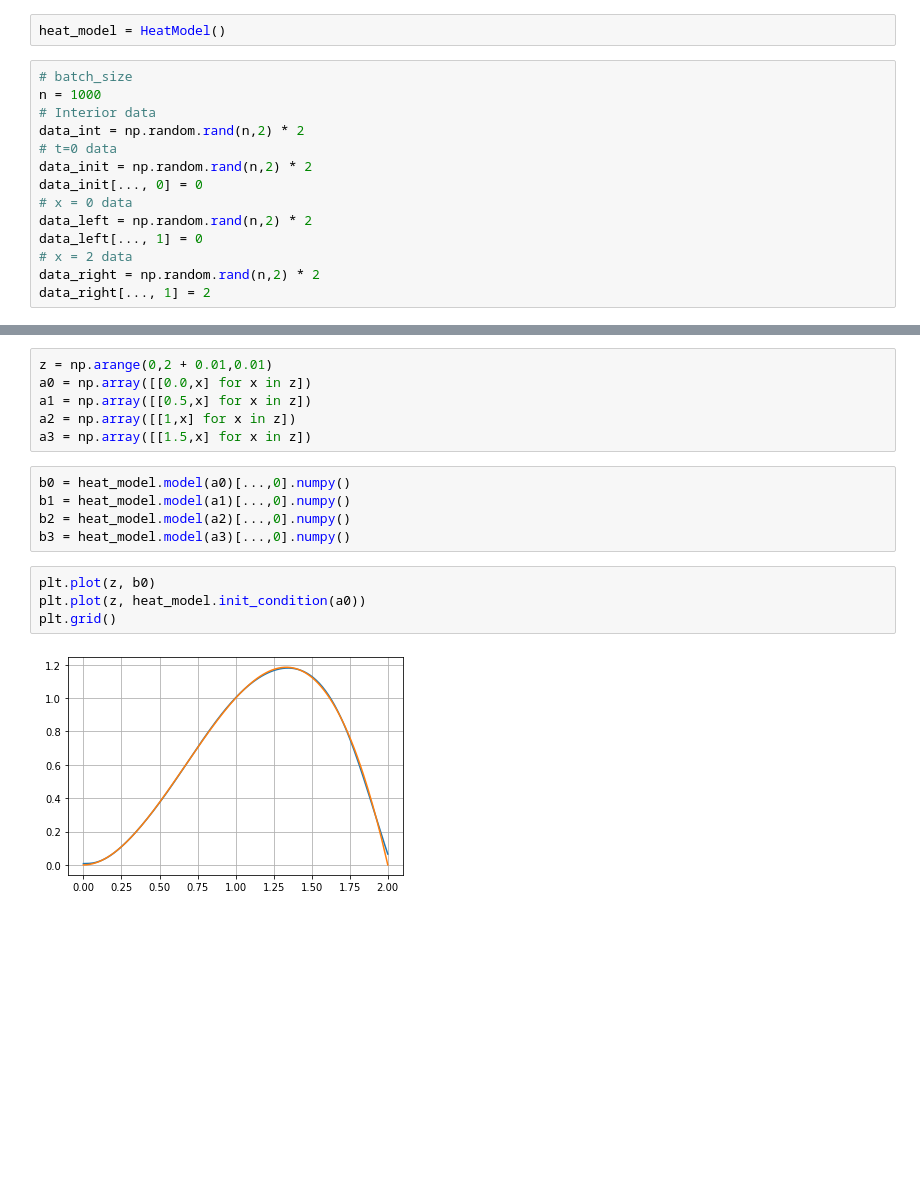
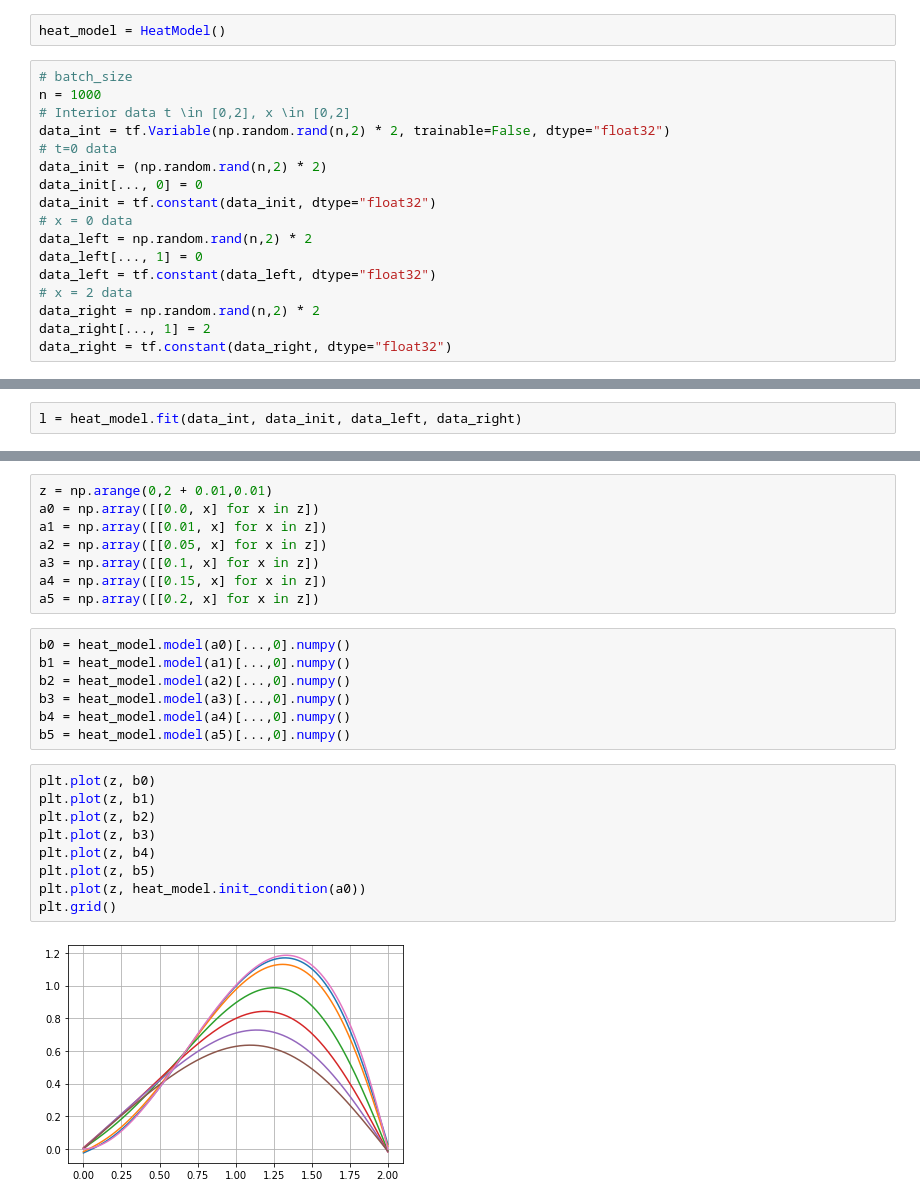
Before and after one commit to jignaciocastro8/PINNs, a Jupyter notebook: heat1D_DirichletNB.ipynb, the cells around one changed output, grey strips where cells are left out. Drawn from its saved outputs; the diff is of its cells as text; blank space fills up the shorter version.

```diff
--- a/heat1D_DirichletNB.ipynb
+++ b/heat1D_DirichletNB.ipynb
@@ -93,14 +115,17 @@ heat_model = HeatModel()
 # %%
 # batch_size
 n = 1000
-# Interior data
-data_int = np.random.rand(n,2) * 2
+# Interior data t \in [0,2], x \in [0,2]
+data_int = tf.Variable(np.random.rand(n,2) * 2, trainable=False, dtype="float32")
 # t=0 data
-data_init = np.random.rand(n,2) * 2
+data_init = (np.random.rand(n,2) * 2)
 data_init[..., 0] = 0
+data_init = tf.constant(data_init, dtype="float32")
 # x = 0 data
 data_left = np.random.rand(n,2) * 2
 data_left[..., 1] = 0
+data_left = tf.constant(data_left, dtype="float32")
 # x = 2 data
 data_right = np.random.rand(n,2) * 2
 data_right[..., 1] = 2
+data_right = tf.constant(data_right, dtype="float32")
@@ -131,0 +132,2 @@ epoch n°: 11
+# %%
+l = heat_model.fit(data_int, data_init, data_left, data_right)
@@ -138,17 +154,26 @@ plt.yscale("log")
 # %%
 z = np.arange(0,2 + 0.01,0.01)
-a0 = np.array([[0.0,x] for x in z])
-a1 = np.array([[0.5,x] for x in z])
-a2 = np.array([[1,x] for x in z])
-a3 = np.array([[1.5,x] for x in z])
+a0 = np.array([[0.0, x] for x in z])
+a1 = np.array([[0.01, x] for x in z])
+a2 = np.array([[0.05, x] for x in z])
+a3 = np.array([[0.1, x] for x in z])
+a4 = np.array([[0.15, x] for x in z])
+a5 = np.array([[0.2, x] for x in z])
 # %%
 b0 = heat_model.model(a0)[...,0].numpy()
 b1 = heat_model.model(a1)[...,0].numpy()
 b2 = heat_model.model(a2)[...,0].numpy()
 b3 = heat_model.model(a3)[...,0].numpy()
+b4 = heat_model.model(a4)[...,0].numpy()
+b5 = heat_model.model(a5)[...,0].numpy()
 # %%
 plt.plot(z, b0)
+plt.plot(z, b1)
+plt.plot(z, b2)
+plt.plot(z, b3)
+plt.plot(z, b4)
+plt.plot(z, b5)
 plt.plot(z, heat_model.init_condition(a0))
 plt.grid()
 # %% [output]
-[figure, old version]
+[figure, new version]
```
Also changed, not shown: parts of 4 cells of this notebook.
